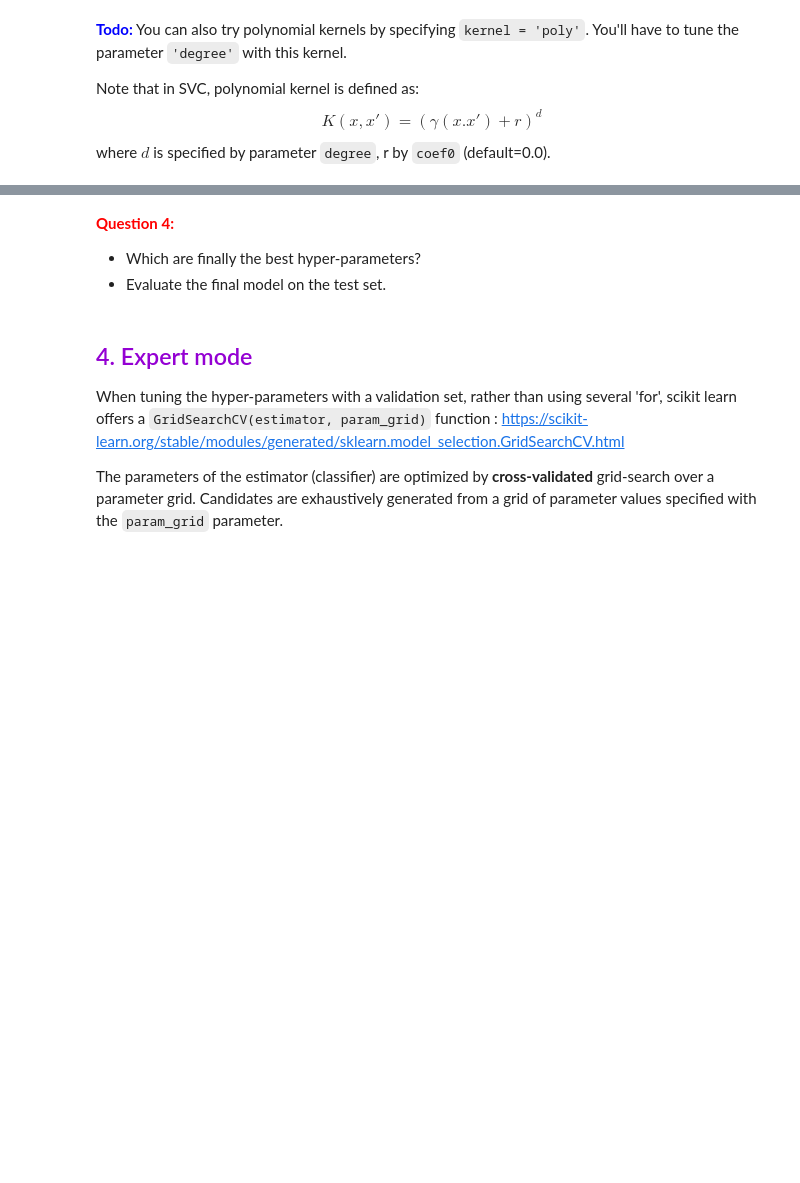
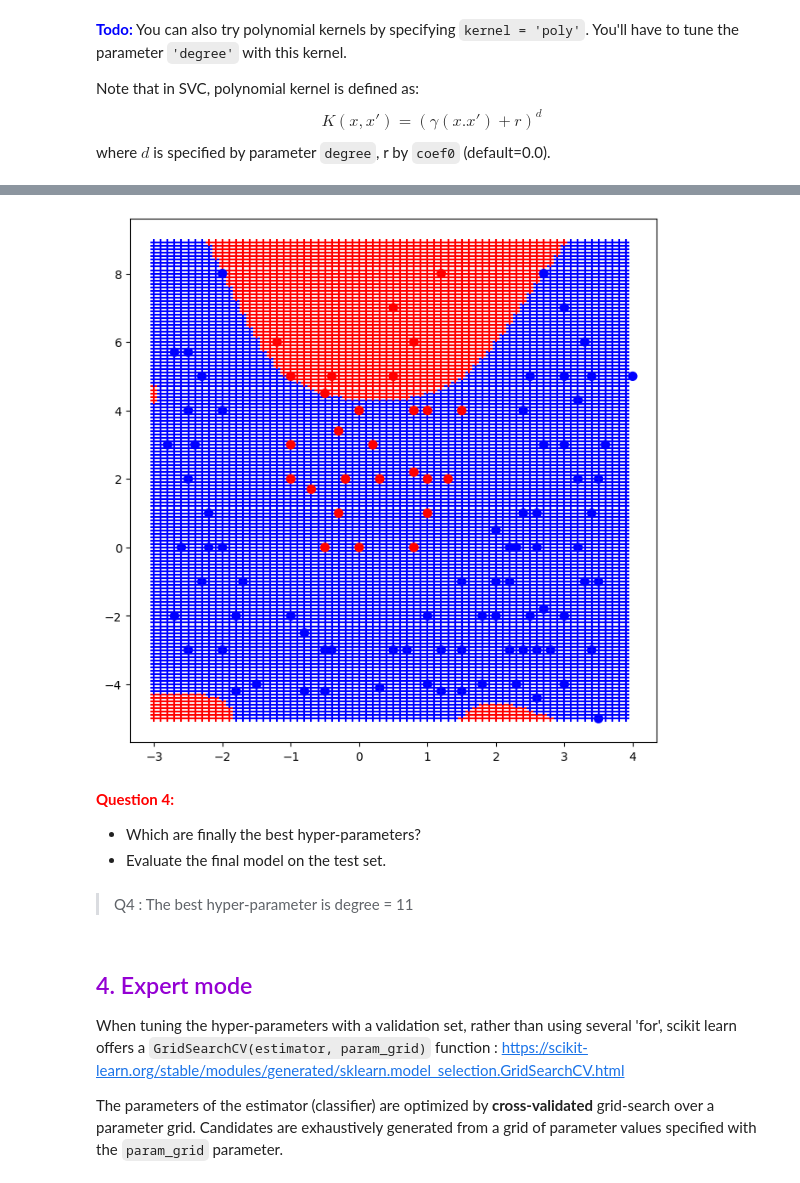
Before and after one commit to CodyAdam/TP-AA-SVM, a Jupyter notebook: TP2_SVM_student.ipynb, the cells around one changed output, grey strips where cells are left out. Cells and saved outputs as stored; diff of their text form; code cells hidden in the pictures; blank space fills up the shorter version.

```diff
--- a/TP2_SVM_student.ipynb
+++ b/TP2_SVM_student.ipynb
@@ -846,7 +864,13 @@ print(errorsPoly)
+# %%
+draw_boundary(best_model, X_data, -3, 4, -5, 9)
+# %% [output]
+[figure, added]
 # %% [markdown]
 <font color="red">**Question 4:**</font>
 - Which are finally the best hyper-parameters?
 - Evaluate the final model on the test set.
+# %% [markdown]
+>Q4 : The best hyper-parameter is degree = 11
 # %% [markdown]
 ## <font color="#9400D3">4. Expert mode</font>
 
```
Also changed, not shown: parts of 4 cells of this notebook.
